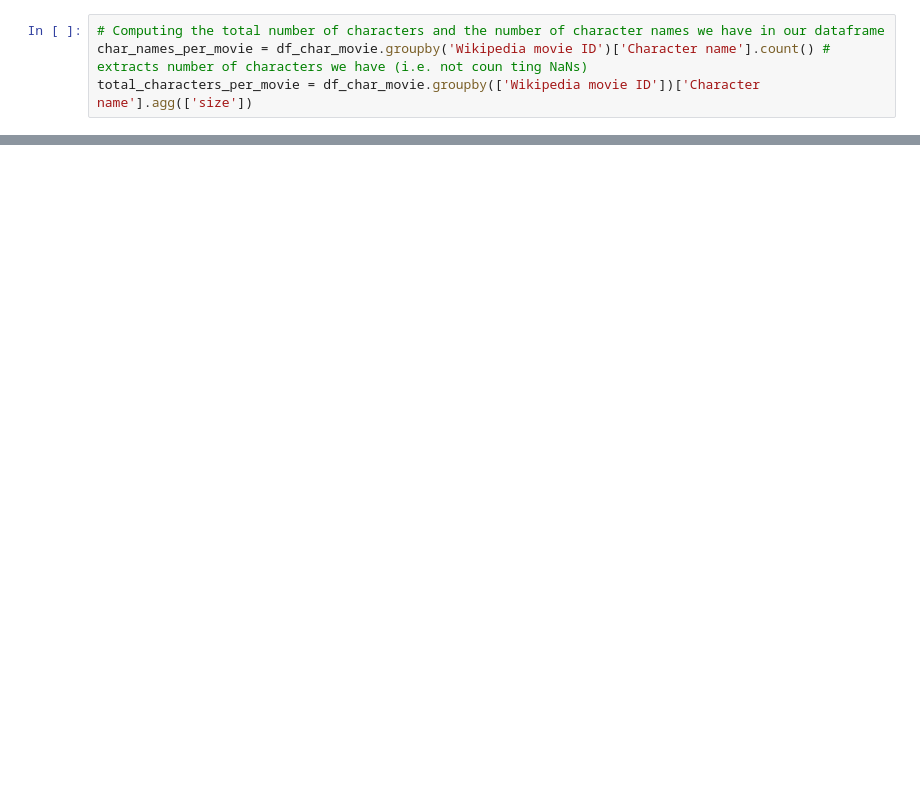
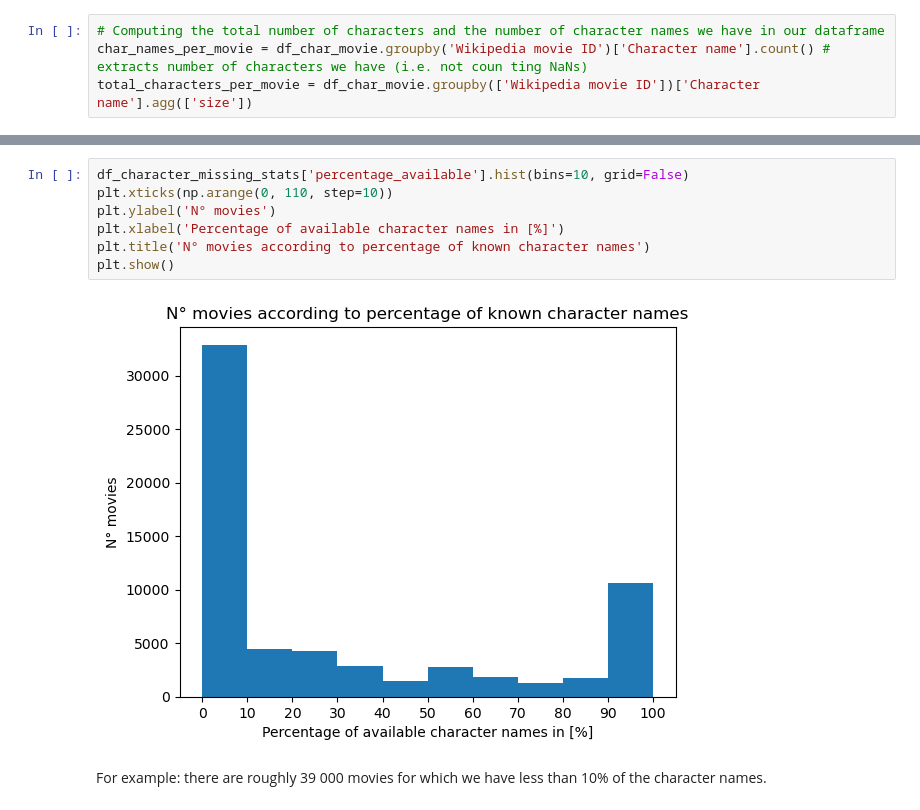
Before and after one commit to epfl-ada/ada-2022-project-utopiansky2022, a Jupyter notebook: Nico.ipynb, the cells around one changed output, grey strips where cells are left out. Cells and saved outputs as stored; diff of their text form; blank space fills up the shorter version.

```diff
--- a/Nico.ipynb
+++ b/Nico.ipynb
@@ -173,0 +139,11 @@ Trying to merge clusters_df df_char_movie
+# %%
+df_character_missing_stats['percentage_available'].hist(bins=10, grid=False)
+plt.xticks(np.arange(0, 110, step=10))
+plt.ylabel('N° movies')
+plt.xlabel('Percentage of available character names in [%]')
+plt.title('N° movies according to percentage of known character names')
+plt.show()
+# %% [output]
+[figure, added]
+# %% [markdown]
+For example: there are roughly 39 000 movies for which we have less than 10% of the character names.
```
Also changed, not shown: parts of 18 cells of this notebook, 2 other files.
